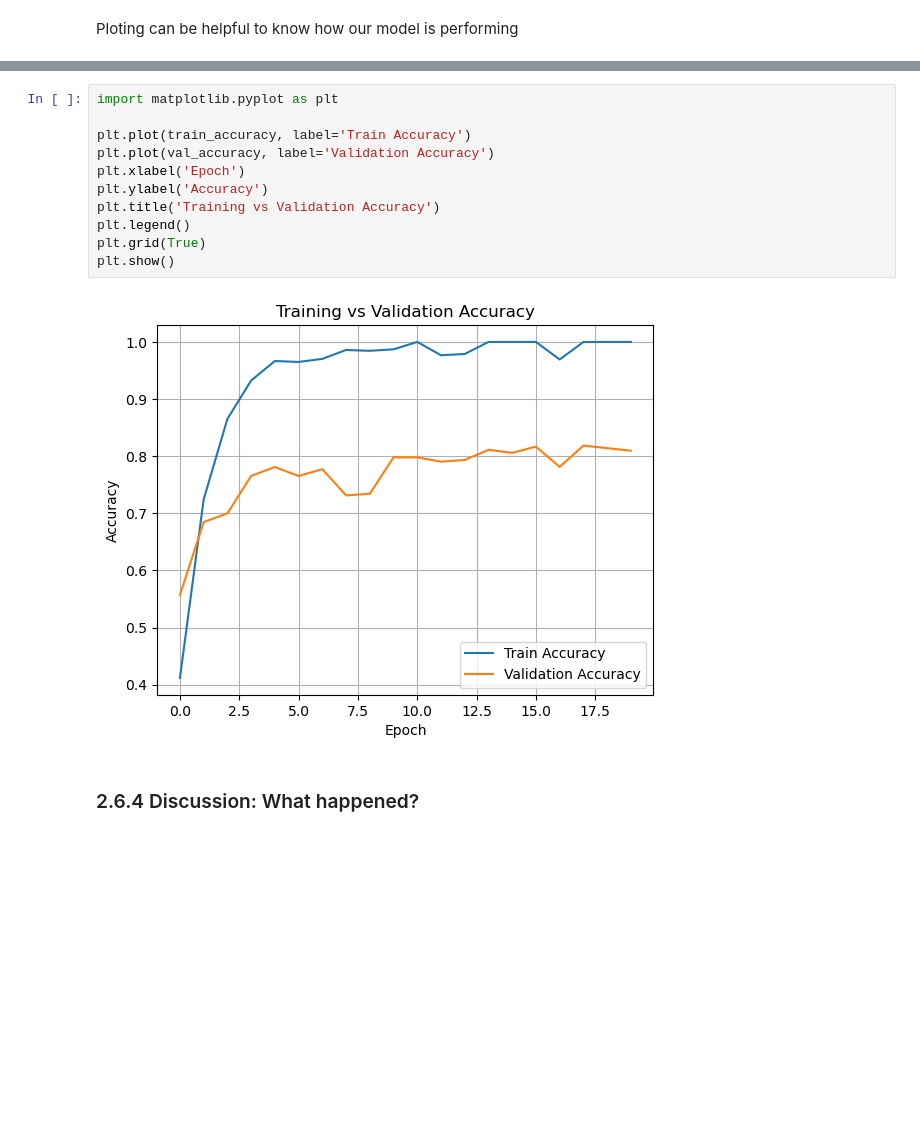
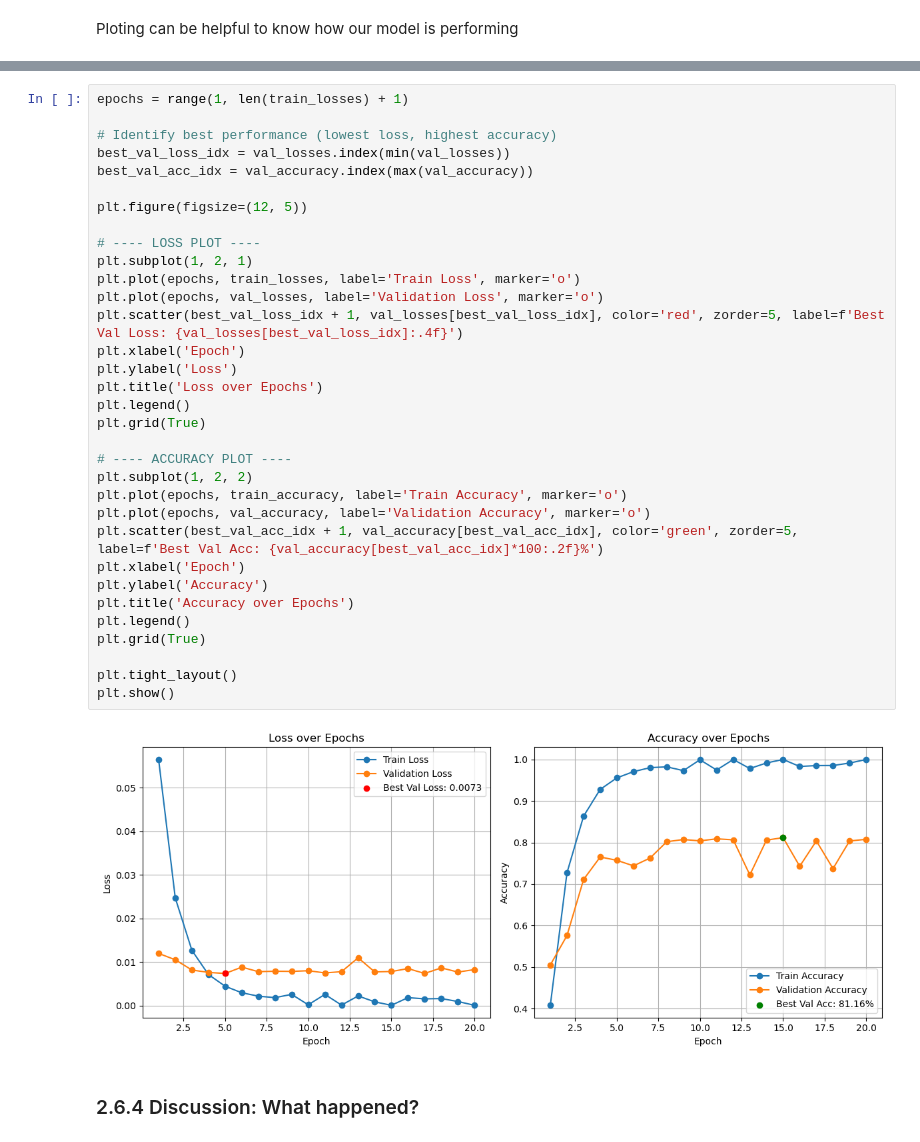
Before and after one commit to manojmalik000/Deep_Learning_PyTorch, a Jupyter notebook: 02_Image_Classification_American_Sign_Language_Dataset.ipynb, the cells around one changed output, grey strips where cells are left out. Cells and saved outputs as stored; diff of their text form; blank space fills up the shorter version.

```diff
--- a/02_Image_Classification_American_Sign_Language_Dataset.ipynb
+++ b/02_Image_Classification_American_Sign_Language_Dataset.ipynb
@@ -458,16 +440,38 @@ plt.show()
-# %%
-import matplotlib.pyplot as plt
-
-plt.plot(train_accuracy, label='Train Accuracy')
-plt.plot(val_accuracy, label='Validation Accuracy')
-plt.xlabel('Epoch')
-plt.ylabel('Accuracy')
-plt.title('Training vs Validation Accuracy')
-plt.legend()
-plt.grid(True)
-plt.show()
-# %% [output]
-[figure, removed]
+# %%
+epochs = range(1, len(train_losses) + 1)
+
+# Identify best performance (lowest loss, highest accuracy)
+best_val_loss_idx = val_losses.index(min(val_losses))
+best_val_acc_idx = val_accuracy.index(max(val_accuracy))
+
+plt.figure(figsize=(12, 5))
+
+# ---- LOSS PLOT ----
+plt.subplot(1, 2, 1)
+plt.plot(epochs, train_losses, label='Train Loss', marker='o')
+plt.plot(epochs, val_losses, label='Validation Loss', marker='o')
+plt.scatter(best_val_loss_idx + 1, val_losses[best_val_loss_idx], color='red', zorder=5, label=f'Best Val Loss: {val_losses[best_val_loss_idx]:.4f}')
+plt.xlabel('Epoch')
+plt.ylabel('Loss')
+plt.title('Loss over Epochs')
+plt.legend()
+plt.grid(True)
+
+# ---- ACCURACY PLOT ----
+plt.subplot(1, 2, 2)
+plt.plot(epochs, train_accuracy, label='Train Accuracy', marker='o')
+plt.plot(epochs, val_accuracy, label='Validation Accuracy', marker='o')
+plt.scatter(best_val_acc_idx + 1, val_accuracy[best_val_acc_idx], color='green', zorder=5, label=f'Best Val Acc: {val_accuracy[best_val_acc_idx]*100:.2f}%')
+plt.xlabel('Epoch')
+plt.ylabel('Accuracy')
+plt.title('Accuracy over Epochs')
+plt.legend()
+plt.grid(True)
+
+plt.tight_layout()
+plt.show()
+# %% [output]
+[figure, added]
 # %% [markdown]
 ### 2.6.4 Discussion: What happened?
 # %% [markdown]
```
Also changed, not shown: parts of 4 cells of this notebook, 14 other files.
